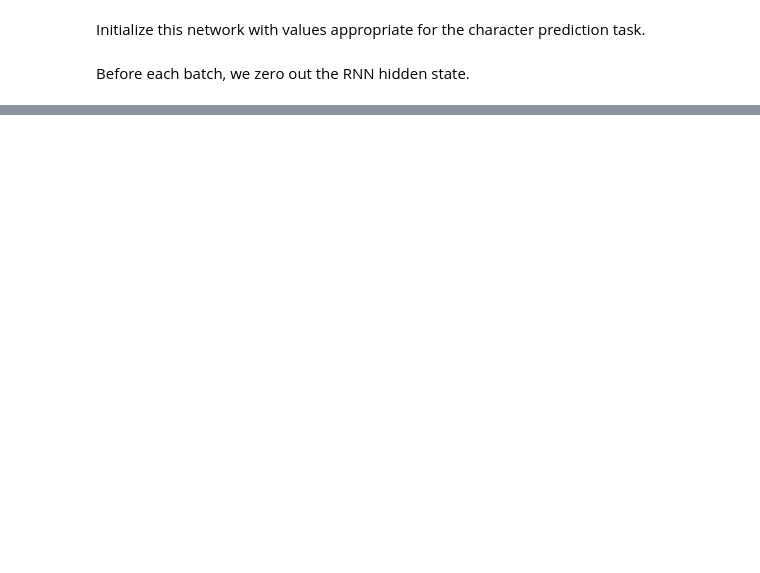
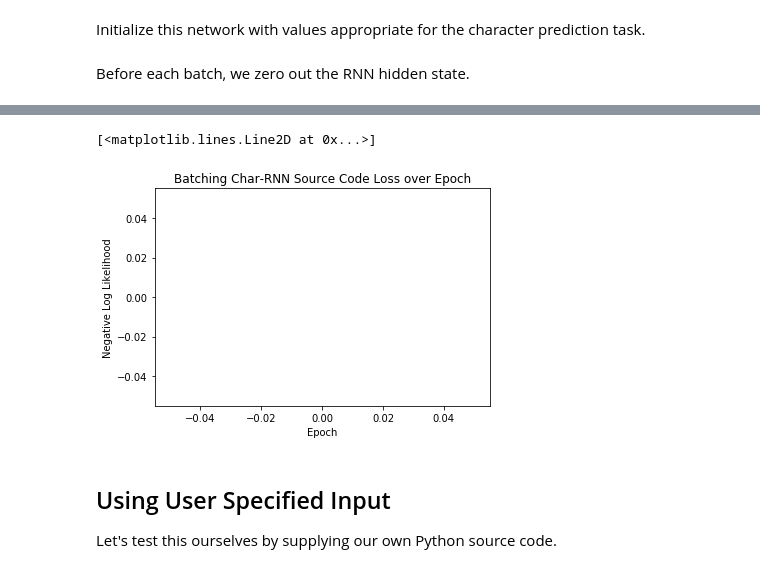
Before and after one commit to awwong1/genpyseq, a Jupyter notebook: notebooks/extending_char_rnns_for_better_prediction.ipynb, the cells around one changed output, grey strips where cells are left out. Cells and saved outputs as stored; diff of their text form; code cells hidden in the pictures; blank space fills up the shorter version.

Commit message:
lstm seq batching wip

```diff
--- a/notebooks/extending_char_rnns_for_better_prediction.ipynb
+++ b/notebooks/extending_char_rnns_for_better_prediction.ipynb
@@ -395,0 +578,38 @@ torch.Size([1, 10, 128])
+# %%
+# variable which can change in-between trainng
+n_epochs = 10
+print_every = 347
+max_window_size = 15
+# %%
+start = time()
+
+for epoch_idx in range(n_epochs):
+    # This generator will terminate when it finishes the file.
+    gen = batch_sliding_window_generator(
+        training_data, batch_size, max_window_size, output_seq=True, gen_forever=False)
+    for batch, _ in gen:
+        input_seq_tensor, loss_output_tensor = batch_xy_to_tensor_xyseq(batch)
+
+        pred_output, train_loss = train(loss_output_tensor, input_seq_tensor)
+
+        # Print iter number, loss, name and guess
+        prediction, _ = zip(*readable_from_output(pred_output))
+        truth, _ = zip(*readable_from_output(true_output_tensor))
+        train_correct = []
+        for pred_idx, pred_val in enumerate(prediction):
+            if pred_val == truth[pred_idx]:
+                train_correct.append(1)
+            else:
+                train_correct.append(0)
+
+        train_accuracy = sum(train_correct)/len(train_correct)
+
+        if batch_iter_idx % print_every == 0:
+            print("Epoch {:1d} {:.1f}%: iter {:5d} ({}) {:.5f} | Train-Acc: {:.2f}".format(
+                epoch_idx, epoch_idx/n_epochs * 100, batch_iter_idx,
+                time_since(start), train_loss, train_accuracy))
+        batch_iter_idx += 1
+
+    # TODO: validation loss
+    # Add current loss avg to list of losses after each epoch
+    train_epoch_losses.append(train_loss)
@@ -395,0 +638,13 @@ torch.Size([1, 10, 128])
+# %%
+plt.figure()
+plt.title("Batching Char-RNN Source Code Loss over Epoch")
+plt.xlabel("Epoch")
+plt.ylabel("Negative Log Likelihood")
+plt.plot(train_epoch_losses)
+# %% [output]
+[<matplotlib.lines.Line2D at 0x...>]
+[figure, added]
+# %% [markdown]
+## Using User Specified Input
+
+Let's test this ourselves by supplying our own Python source code.
```
Also changed, not shown: parts of 26 cells of this notebook, 1 other file.
